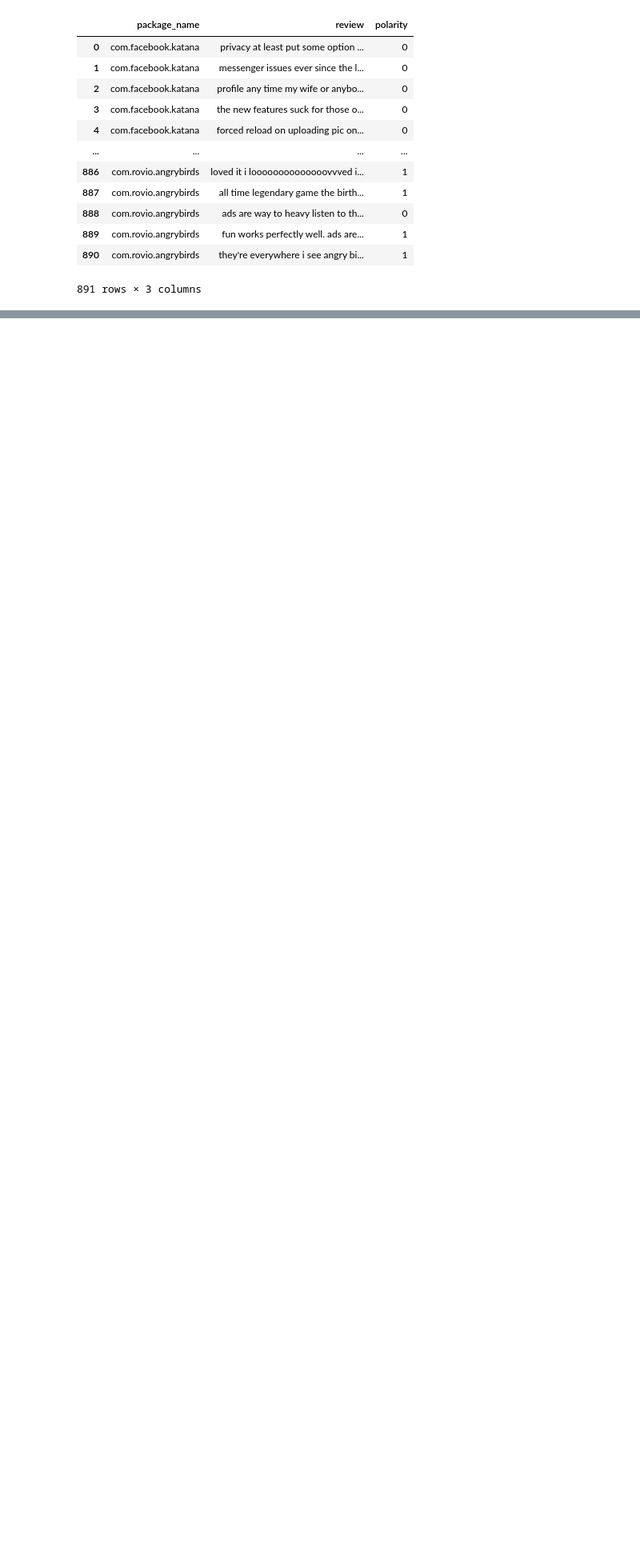
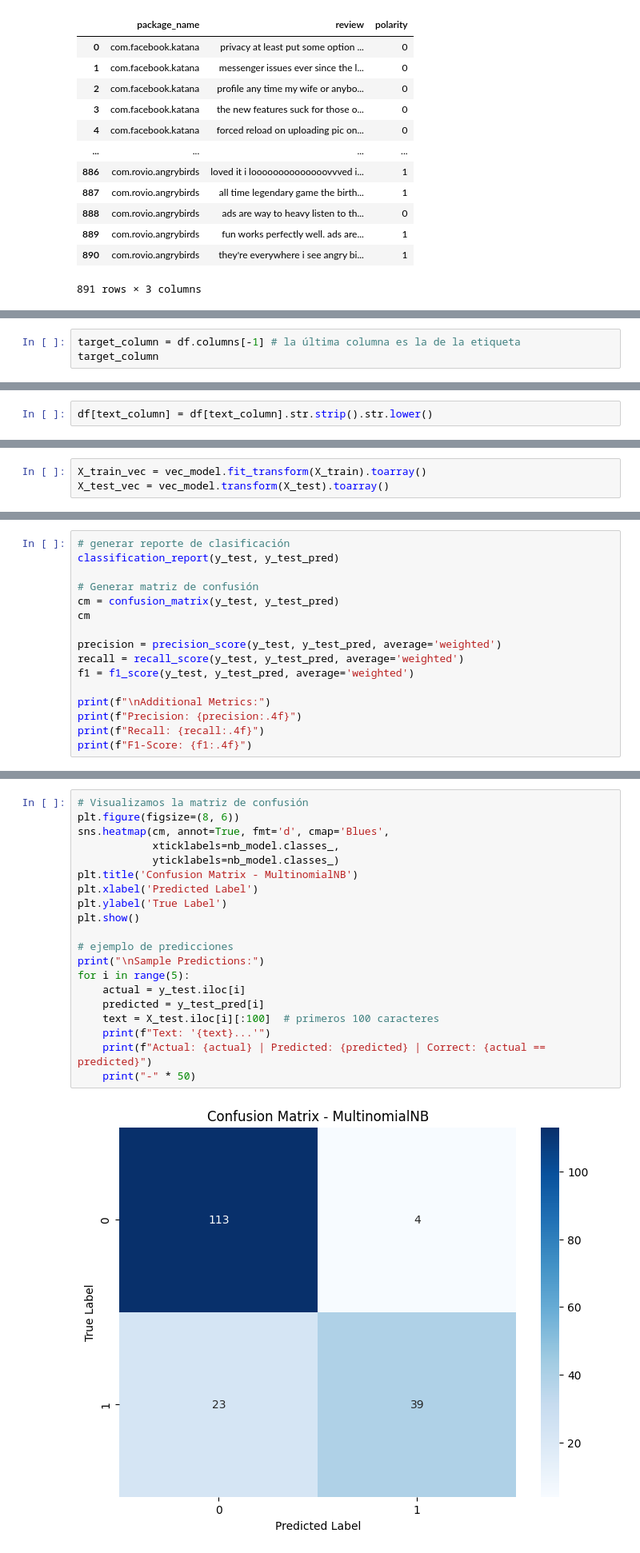
Before and after one commit to 4GeeksAcademy/infoasir20-primer-algoritmo, a Jupyter notebook: src/07-naive-bayes.ipynb, the cells around one changed output, grey strips where cells are left out. Shown: that part at 80% size. Cells and saved outputs as stored; diff of their text form; blank space fills up the shorter version.

```diff
--- a/src/07-naive-bayes.ipynb
+++ b/src/07-naive-bayes.ipynb
@@ -28,0 +99,3 @@ df
+# %%
+target_column = df.columns[-1] # la última columna es la de la etiqueta
+target_column
@@ -28,0 +104,2 @@ df
+# %%
+df[text_column] = df[text_column].str.strip().str.lower()
@@ -32,0 +150,3 @@ df
+# %%
+X_train_vec = vec_model.fit_transform(X_train).toarray()
+X_test_vec = vec_model.transform(X_test).toarray()
@@ -36,0 +227,16 @@ df
+# %%
+# generar reporte de clasificación
+classification_report(y_test, y_test_pred)
+
+# Generar matriz de confusión
+cm = confusion_matrix(y_test, y_test_pred)
+cm
+
+precision = precision_score(y_test, y_test_pred, average='weighted')
+recall = recall_score(y_test, y_test_pred, average='weighted')
+f1 = f1_score(y_test, y_test_pred, average='weighted')
+
+print(f"\nAdditional Metrics:")
+print(f"Precision: {precision:.4f}")
+print(f"Recall: {recall:.4f}")
+print(f"F1-Score: {f1:.4f}")
@@ -36,0 +248,22 @@ df
+# %%
+# Visualizamos la matriz de confusión
+plt.figure(figsize=(8, 6))
+sns.heatmap(cm, annot=True, fmt='d', cmap='Blues',
+            xticklabels=nb_model.classes_,
+            yticklabels=nb_model.classes_)
+plt.title('Confusion Matrix - MultinomialNB')
+plt.xlabel('Predicted Label')
+plt.ylabel('True Label')
+plt.show()
+
+# ejemplo de predicciones
+print("\nSample Predictions:")
+for i in range(5):
+    actual = y_test.iloc[i]
+    predicted = y_test_pred[i]
+    text = X_test.iloc[i][:100]  # primeros 100 caracteres
+    print(f"Text: '{text}...'")
+    print(f"Actual: {actual} | Predicted: {predicted} | Correct: {actual == predicted}")
+    print("-" * 50)
+# %% [output]
+[figure, added]
```
Also changed, not shown: parts of 46 cells of this notebook.
